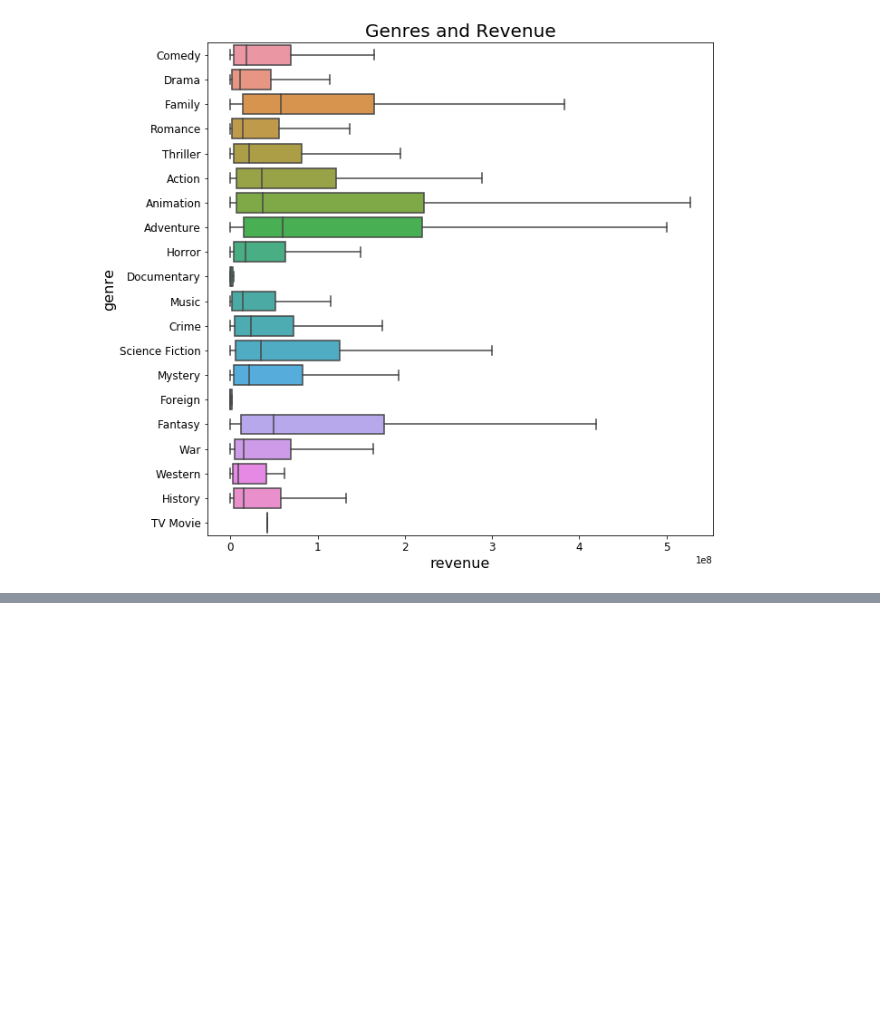
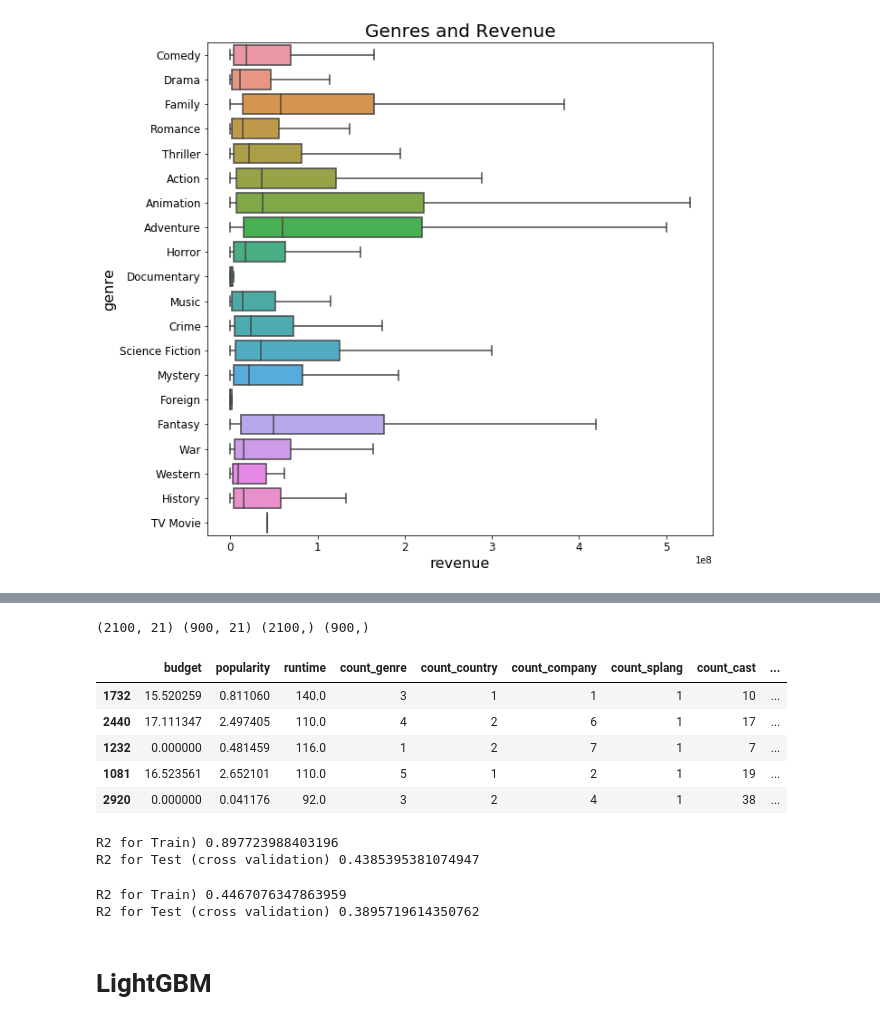
Before and after one commit to OracyC/TMDB-Box-Office-Prediction, a Jupyter notebook: TMDB_Box_Office_Prediction.ipynb, the cells around one changed output, grey strips where cells are left out. Saved outputs shown, nothing was run; the diff lists cells and outputs as text; code cells hidden in the pictures; blank space fills up the shorter version.

```diff
--- a/TMDB_Box_Office_Prediction.ipynb
+++ b/TMDB_Box_Office_Prediction.ipynb
@@ -102,0 +186,26 @@ plt.show()
+# %%
+#prepare data for training
+train_new = train.drop(columns=['id','belongs_to_collection','genres','homepage','imdb_id','original_language'
+                ,'original_title','overview','poster_path','production_companies','production_countries'
+                ,'release_date','spoken_languages','status','tagline','title','Keywords','cast','crew'])
+# %%
+from sklearn.model_selection  import train_test_split
+
+y = train_new.revenue
+
+X = train_new.drop(columns=['revenue'])
+
+X_train, X_test, y_train, y_test = train_test_split(X, y, test_size=0.3, random_state=0)
+
+print(X_train.shape, X_test.shape, y_train.shape, y_test.shape)
+# %% [output]
+(2100, 21) (900, 21) (2100,) (900,)
+# %%
+X_train.head()
+# %% [output]
+|  | budget | popularity | runtime | count_genre | count_country | count_company | count_splang | count_cast | ... |
+| 1732 | 15.520259 | 0.811060 | 140.0 | 3 | 1 | 1 | 1 | 10 | ... |
+| 2440 | 17.111347 | 2.497405 | 110.0 | 4 | 2 | 6 | 1 | 17 | ... |
+| 1232 | 0.000000 | 0.481459 | 116.0 | 1 | 2 | 7 | 1 | 7 | ... |
+| 1081 | 16.523561 | 2.652101 | 110.0 | 5 | 1 | 2 | 1 | 19 | ... |
+| 2920 | 0.000000 | 0.041176 | 92.0 | 3 | 2 | 4 | 1 | 38 | ... |
@@ -102,0 +217,17 @@ plt.show()
+# %%
+print('R2 for Train)', forest.score( X_train, y_train ))
+print('R2 for Test (cross validation)', forest.score(X_test, y_test))
+# %% [output]
+R2 for Train) 0.897723988403196
+R2 for Test (cross validation) 0.4385395381074947
+# %%
+from sklearn.linear_model import LinearRegression
+lm = LinearRegression()
+lm.fit( X_train, y_train )
+print('R2 for Train)', lm.score( X_train, y_train ))
+print('R2 for Test (cross validation)', lm.score(X_test, y_test))
+# %% [output]
+R2 for Train) 0.4467076347863959
+R2 for Test (cross validation) 0.3895719614350762
+# %% [markdown]
+# LightGBM
```
Also changed, not shown: parts of 13 cells of this notebook.
